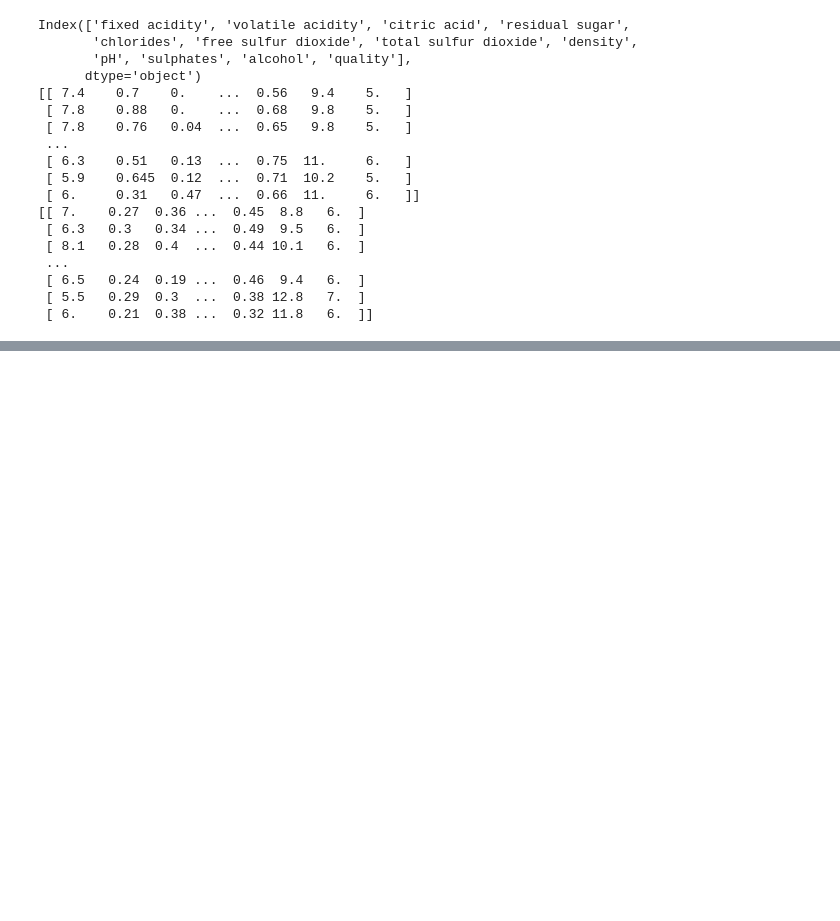
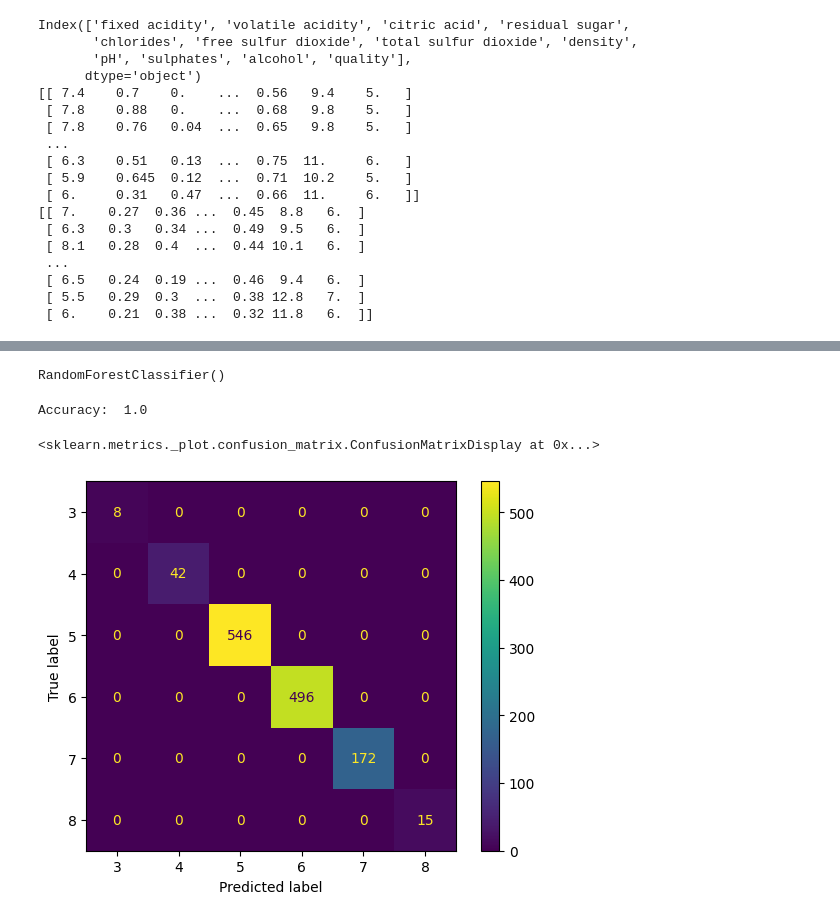
Before and after one commit to KelanMorgan0/4th-Year-Machine-Learning-Random-Forest, a Jupyter notebook: RandomForrest.ipynb, the cells around one changed output, grey strips where cells are left out. Cells and saved outputs as stored; diff of their text form; code cells hidden in the pictures; blank space fills up the shorter version.

Commit message:
add confusion matrix

```diff
--- a/RandomForrest.ipynb
+++ b/RandomForrest.ipynb
@@ -46,3 +50,16 @@ Index(['fixed acidity', 'volatile acidity', 'citric acid', 'residual sugar',
 # Clean data
 # %%
 # Split test data from training data
+
+red_training_data, red_test_data = train_test_split(red_data, test_size = 0.2, random_state = 0)
+white_training_data, white_test_data = train_test_split(white_data, test_size = 0.2, random_state = 0)
+
+print("red data")
+print(red_data.size)
+print(red_training_data.size)
+print(red_test_data.size)
+print()
+print("white data")
+print(white_data.size)
+print(white_training_data.size)
+print(white_test_data.size)
@@ -48,0 +76,27 @@ Index(['fixed acidity', 'volatile acidity', 'citric acid', 'residual sugar',
+# %%
+# create decision tree
+
+random_forest = RandomForestClassifier()
+
+# fit red data to random forest by splitting the values (data for testing, actual result)
+random_forest.fit(red_training_data.drop('quality', axis=1), red_training_data["quality"])
+# %% [output]
+RandomForestClassifier()
+# %%
+# Show confusion matrix
+
+actual = red_training_data['quality']
+prediction = random_forest.predict(red_training_data.drop('quality', axis=1))
+
+cm = confusion_matrix(actual, prediction)
+
+display_labels = np.unique(actual)
+
+display = metrics.ConfusionMatrixDisplay(confusion_matrix = cm, display_labels = display_labels)
+print("Accuracy: ", accuracy_score(prediction, actual))
+
+display.plot()
+# %% [output]
+Accuracy:  1.0
+<sklearn.metrics._plot.confusion_matrix.ConfusionMatrixDisplay at 0x...>
+[figure, added]
```
Also changed, not shown: parts of 2 cells of this notebook.
